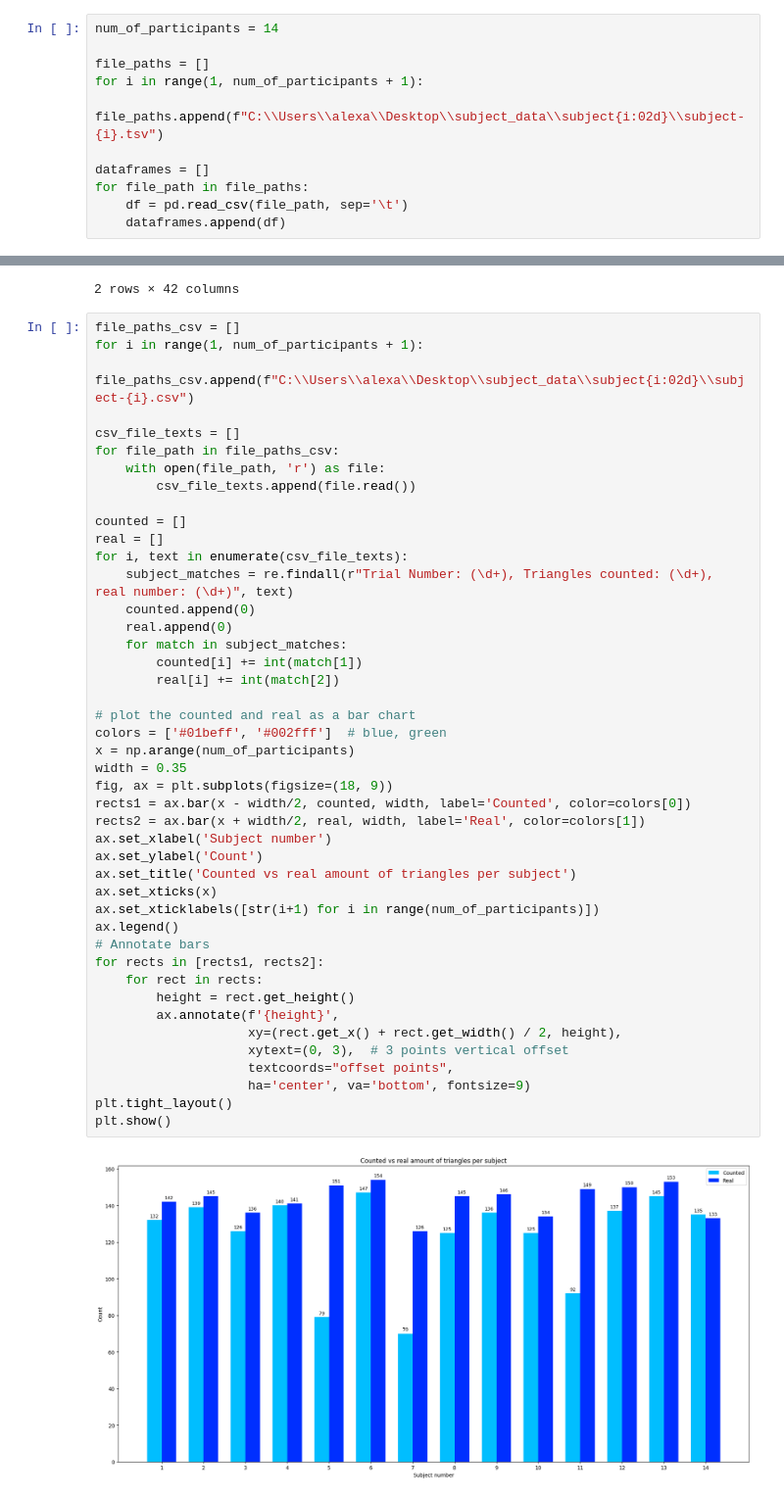
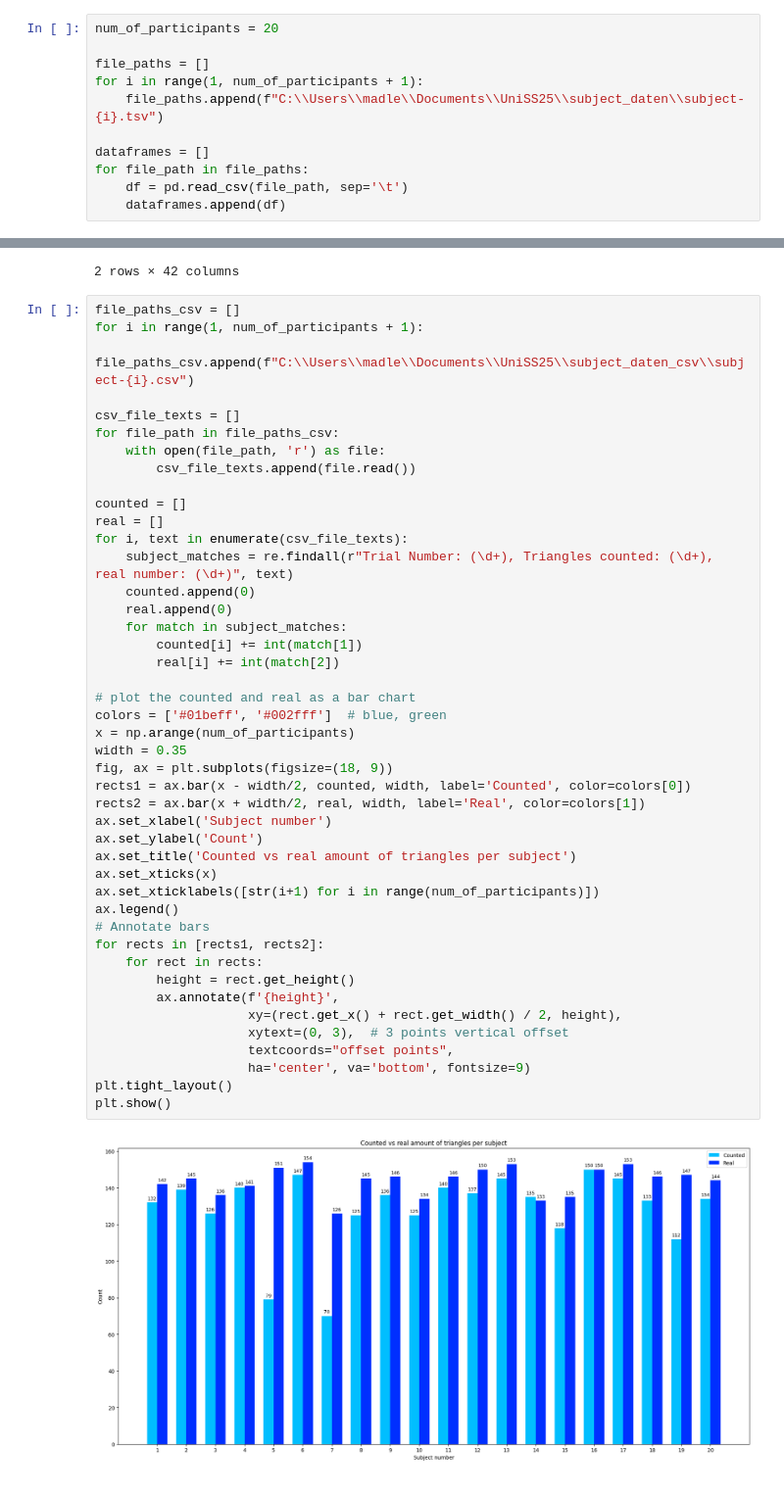
Before and after one commit to MadlenBartsch/EyeTracking_Projekt, a Jupyter notebook: scripts/quality_control_multiple_subjects.ipynb, the cells around one changed output, grey strips where cells are left out. Shown at 98% size. Saved outputs shown, nothing was run; the diff lists cells and outputs as text.

```diff
--- a/scripts/quality_control_multiple_subjects.ipynb
+++ b/scripts/quality_control_multiple_subjects.ipynb
@@ -4,11 +4,11 @@ import pandas as pd
 import matplotlib.pyplot as plt
 import re
 # %%
-num_of_participants = 14
+num_of_participants = 20
 
 file_paths = []
 for i in range(1, num_of_participants + 1):
-    file_paths.append(f"C:\\Users\\alexa\\Desktop\\subject_data\\subject{i:02d}\\subject-{i}.tsv")
+    file_paths.append(f"C:\\Users\\madle\\Documents\\UniSS25\\subject_daten\\subject-{i}.tsv")
 
 dataframes = []
 for file_path in file_paths:
@@ -114,7 +113,7 @@ Duplicates found:
 # %%
 file_paths_csv = []
 for i in range(1, num_of_participants + 1):
-    file_paths_csv.append(f"C:\\Users\\alexa\\Desktop\\subject_data\\subject{i:02d}\\subject-{i}.csv")
+    file_paths_csv.append(f"C:\\Users\\madle\\Documents\\UniSS25\\subject_daten_csv\\subject-{i}.csv")
 
 csv_file_texts = []
 for file_path in file_paths_csv:
@@ -129,31 +128,31 @@ for i, text in enumerate(csv_file_texts):
     real.append(0)
     for match in subject_matches:
         counted[i] += int(match[1])
         real[i] += int(match[2])
 
 # plot the counted and real as a bar chart
 colors = ['#01beff', '#002fff']  # blue, green
 x = np.arange(num_of_participants)
 width = 0.35
 fig, ax = plt.subplots(figsize=(18, 9))
 rects1 = ax.bar(x - width/2, counted, width, label='Counted', color=colors[0])
 rects2 = ax.bar(x + width/2, real, width, label='Real', color=colors[1])
 ax.set_xlabel('Subject number')
 ax.set_ylabel('Count')
 ax.set_title('Counted vs real amount of triangles per subject')
 ax.set_xticks(x)
 ax.set_xticklabels([str(i+1) for i in range(num_of_participants)])
 ax.legend()
 # Annotate bars
 for rects in [rects1, rects2]:
     for rect in rects:
         height = rect.get_height()
         ax.annotate(f'{height}',
                     xy=(rect.get_x() + rect.get_width() / 2, height),
                     xytext=(0, 3),  # 3 points vertical offset
                     textcoords="offset points",
                     ha='center', va='bottom', fontsize=9)
 plt.tight_layout()
 plt.show()
 # %% [output]
-[figure, old version]
+[figure, new version]
```
Also changed, not shown: parts of 2 cells of this notebook, 1 other file.
